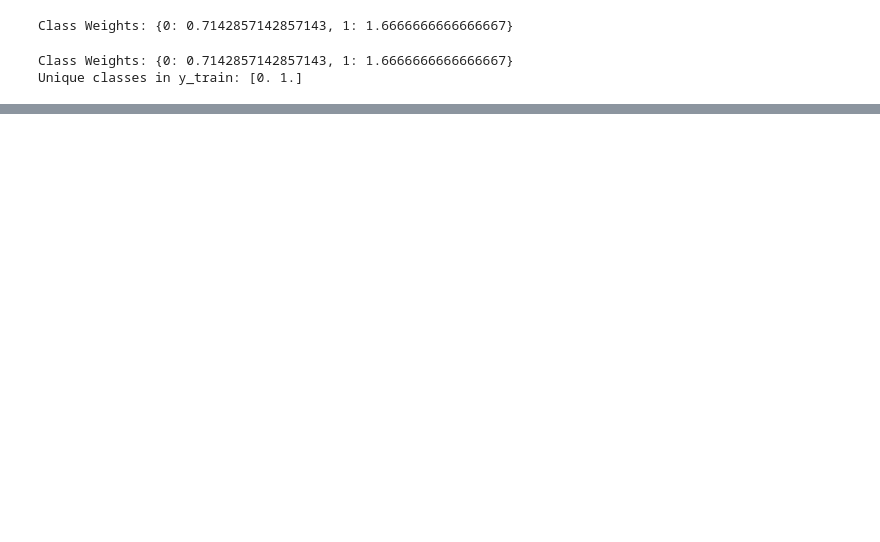
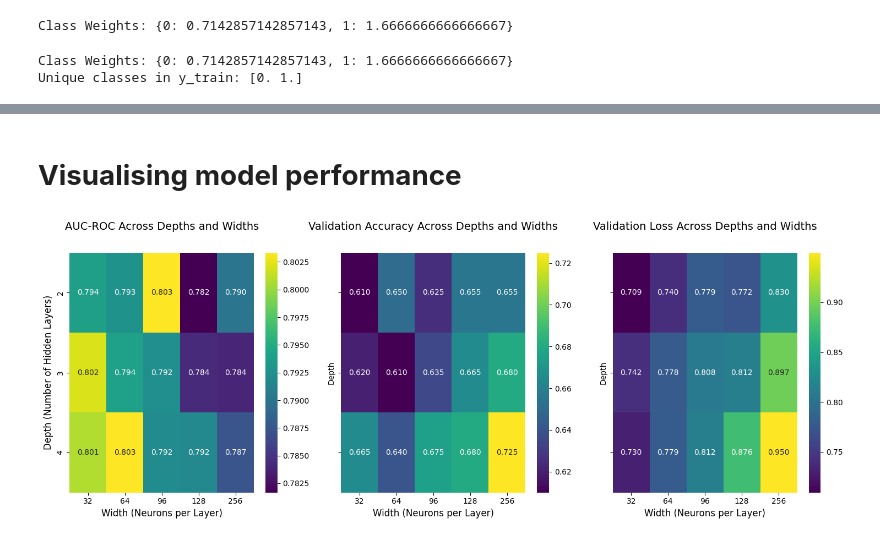
Before and after one commit to Cynthiaudoye/CreditRisk_NN, a Jupyter notebook: CreditRisk_NN.ipynb, the cells around one changed output, grey strips where cells are left out. Saved outputs shown, nothing was run; the diff lists cells and outputs as text; code cells hidden in the pictures; blank space fills up the shorter version.

```diff
--- a/CreditRisk_NN.ipynb
+++ b/CreditRisk_NN.ipynb
@@ -68,10 +107,10 @@ dtype: int64
 # %%
 # Selecting features and label
 X = df.drop(columns=['class'])
-Y = df['class']
+y = df['class']
 
 # Encoding our target varaible
-Y = Y.apply(lambda x: 1 if x == 'bad' else 0)
+y = y.apply(lambda x: 1 if x == 'bad' else 0)
 
 # Identifying categorical and numerical columns
 cat_columns = X.select_dtypes(include = ['object', 'category']).columns.tolist()
@@ -110,7 +149,7 @@ Type of X_preprocessed: <class 'numpy.ndarray'>
 Final feature count after preprocessing: 61
 # %%
 # Split into training + validation and test sets
-X_train_val, X_test, y_train_val, y_test = train_test_split(X_preprocessed, Y, test_size=0.2, random_state=42, stratify=Y)
+X_train_val, X_test, y_train_val, y_test = train_test_split(X_preprocessed, y, test_size=0.2, random_state=42, stratify=y)
 
 # Further split training + validation into training and validation sets
 X_train, X_val, y_train, y_val = train_test_split(X_train_val, y_train_val, test_size=0.25, random_state=42, stratify=y_train_val)
@@ -396,0 +338,13 @@ plt.show()
+# %%
+# Running experiments with multiple depths and widths
+depths = [2, 3, 4]  # Number of hidden layers to test
+widths = [32, 64, 96, 128, 256]  # Number of neurons per layer
+
+# Run experiments and store results
+results_with_class_weights = run_experiments(X_train, y_train, X_val, y_val, X_test, y_test, depths, widths)
+
+# Convert results to a DataFrame for easy visualization
+results_df_with_weights = pd.DataFrame(results_with_class_weights)
+
+# Display the results DataFrame
+results_df_with_weights
@@ -396,0 +385,45 @@ plt.show()
+# %% [markdown]
+# **Visualising model performance**
+# %%
+# Function to visualize trends in model performance
+def plot_performance_trends_horizontal_with_title_spacing(results_df, metrics, titles):
+    """
+    Plot trends in model performance across depths and widths in a horizontal arrangement,
+    with additional space between titles.
+
+    Args:
+        results_df (DataFrame): DataFrame containing experiment results.
+        metrics (list): List of metrics to visualize (e.g., ['Final AUC-ROC', 'Validation Accuracy']).
+        titles (list): List of titles for each subplot.
+    """
+    # Set up the subplot layout
+    num_metrics = len(metrics)
+    fig, axes = plt.subplots(1, num_metrics, figsize=(5 * num_metrics, 6), sharey=True)
+
+    for i, metric in enumerate(metrics):
+        pivot_df = results_df.pivot(index='Depth', columns='Width', values=metric)
+        sns.heatmap(
+            pivot_df, annot=True, fmt=".3f", cmap='viridis', cbar=True, ax=axes[i]
+        )
+        axes[i].set_title(titles[i], fontsize=14, pad=30)  # Increased padding for spacing
+        axes[i].set_xlabel("Width (Neurons per Layer)", fontsize=12)
+        if i == 0:
+            axes[i].set_ylabel("Depth (Number of Hidden Layers)", fontsize=12)
+
+    # Adjust subplot spacing to add space between plots and titles
+    plt.subplots_adjust(wspace=0.4)  # Increasing horizontal spacing
+    plt.tight_layout(rect=[0, 0, 1, 0.95])  # Keeping the overall layout tight but with room for spacing
+    plt.show()
+
+# Metrics and titles to visualize
+metrics = ['Final AUC-ROC', 'Validation Accuracy', 'Validation Loss']
+titles = [
+    "AUC-ROC Across Depths and Widths",
+    "Validation Accuracy Across Depths and Widths",
+    "Validation Loss Across Depths and Widths",
+]
+
+# Visualize the metrics with adjusted title spacing
+plot_performance_trends_horizontal_with_title_spacing(results_df_with_weights, metrics, titles)
+# %% [output]
+[figure, added]
```
Also changed, not shown: parts of 27 cells of this notebook.
